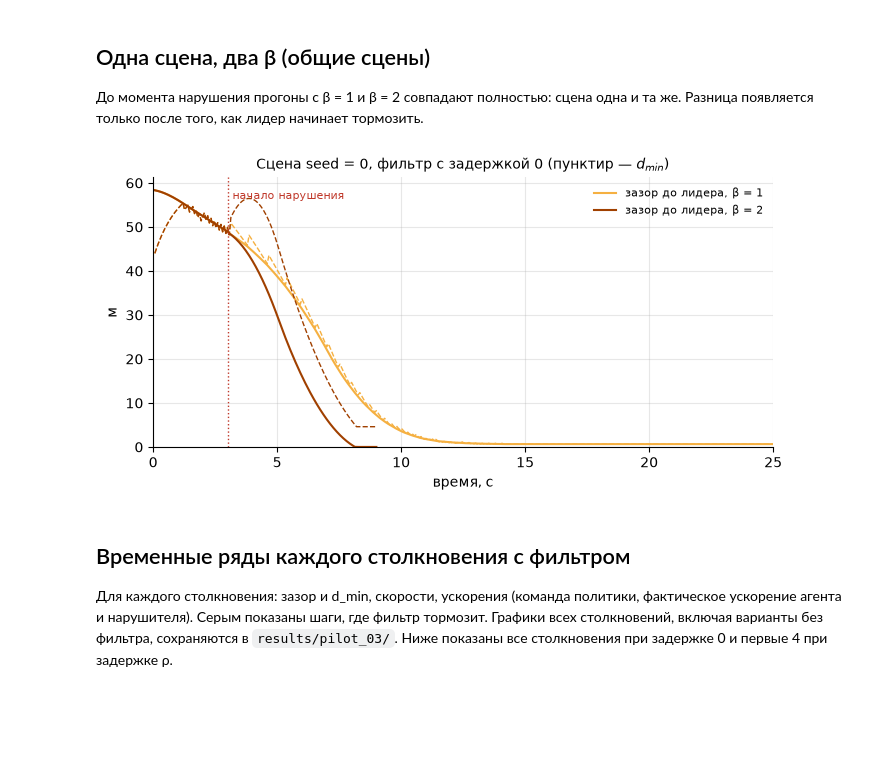
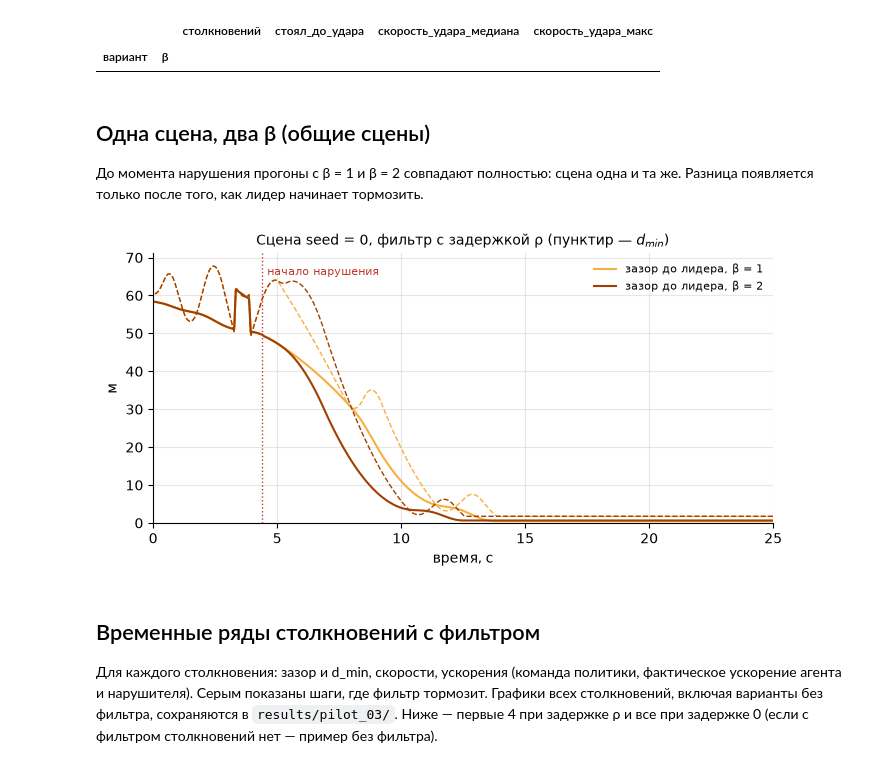
Before and after one commit to IIcon18/rss-rl-degradation, a Jupyter notebook: notebooks/03_shield_pilot.ipynb, the cells around one changed output. Cells and saved outputs as stored; diff of their text form; code cells hidden in the pictures; blank space fills up the shorter version.

```diff
--- a/notebooks/03_shield_pilot.ipynb
+++ b/notebooks/03_shield_pilot.ipynb
@@ -32,7 +36,10 @@ NAMES = {(False, 0.0): 'без фильтра', (True, 0.0): 'фильтр, за
 # %%
-outcomes, logs = run_grid(SEEDS, [1.0, 2.0], VARIANTS)
+outcomes, logs = run_grid(SEEDS, [1.0, 2.0], VARIANTS, trigger='schedule')
 outcomes['вариант'] = [NAMES[(s, d)] for s, d in zip(outcomes['shield'], outcomes['reaction_delay'])]
-outcomes.to_csv(PILOT / 'outcomes.csv', index=False)
+# доля шагов в каждом режиме фильтра
+for mode in ['brake', 'emergency']:
+    outcomes[f'доля_{mode}'] = [(log['shield_mode'] == mode).mean() for log in logs.values()]
+outcomes.drop(columns=['crash_partners']).to_csv(PILOT / 'outcomes.csv', index=False)
 table = outcomes.pivot_table(index='вариант', columns='beta', values='collision', aggfunc='sum')
 table.columns = [f'β = {b:g}' for b in table.columns]
 table = table.loc[list(NAMES.values())]
@@ -71,30 +109,53 @@ summary
+# %%
+rows = []
+for o in outcomes[outcomes.collision & outcomes.shield].itertuples():
+    log = logs[(o.seed, o.beta, o.shield, o.reaction_delay)]
+    i = log.index[log.crashed].min()
+    after = log.loc[:i - 1]
+    after = after[after['vio_v'].notna()]
+    rows.append({'вариант': o.вариант, 'β': o.beta, 'seed': o.seed,
+                 'скорость удара, м/с': o.v_impact,
+                 'стоял до удара': bool((after['ego_v'] < 0.5).any()),
+                 'режим фильтра перед ударом': log.loc[i - 1, 'shield_mode']})
+mech = pd.DataFrame(rows, columns=['вариант', 'β', 'seed', 'скорость удара, м/с',
+                                   'стоял до удара', 'режим фильтра перед ударом'])
+mech.groupby(['вариант', 'β'], sort=False).agg(
+    столкновений=('seed', 'size'),
+    стоял_до_удара=('стоял до удара', 'sum'),
+    скорость_удара_медиана=('скорость удара, м/с', 'median'),
+    скорость_удара_макс=('скорость удара, м/с', 'max'),
+).round(2)
+# %% [output]
+|  |  | столкновений | стоял_до_удара | скорость_удара_медиана | скорость_удара_макс |
+| вариант | β |  |  |  |  |
 # %% [markdown]
 ## Одна сцена, два β (общие сцены)
 
 До момента нарушения прогоны с β = 1 и β = 2 совпадают полностью: сцена одна и та же. Разница появляется только после того, как лидер начинает тормозить.
 # %%
-seed = int(outcomes[(outcomes.shield) & (outcomes.reaction_delay == 0) & (outcomes.beta == 2)
-                    & outcomes.collision]['seed'].iloc[0])
+sub = outcomes[outcomes.shield & (outcomes.reaction_delay == 0.5)].pivot(index='seed', columns='beta', values='collision')
+cand = sub.index[(~sub[1.0].astype(bool)) & sub[2.0].astype(bool)]
+seed = int(cand[0]) if len(cand) else int(sub.index[0])
 fig, ax = plt.subplots(figsize=(8, 3.5))
 for beta, color in [(1.0, '#f5b041'), (2.0, '#a04000')]:
-    log = logs[(seed, beta, True, 0.0)]
+    log = logs[(seed, beta, True, 0.5)]
     ax.plot(log['t'], log['vio_gap'].fillna(log['gap']).clip(lower=0), color=color,
             label=f'зазор до лидера, β = {beta:g}')
     ax.plot(log['t'], log['d_min'], color=color, linewidth=1, linestyle='--')
-t0 = logs[(seed, 1.0, True, 0.0)]['vio_v'].first_valid_index() / 15
+t0 = logs[(seed, 1.0, True, 0.5)]['vio_v'].first_valid_index() / 15
 ax.axvline(t0, color='#c0392b', linewidth=1, linestyle=':')
 ax.text(t0 + 0.2, ax.get_ylim()[1] * 0.92, 'начало нарушения', fontsize=8, color='#c0392b')
-ax.set_xlim(0, min(25, logs[(seed, 1.0, True, 0.0)]['t'].max()))
+ax.set_xlim(0, min(25, logs[(seed, 1.0, True, 0.5)]['t'].max()))
 ax.set_ylim(bottom=0)
 ax.set_xlabel('время, с'); ax.set_ylabel('м')
-ax.set_title(f'Сцена seed = {seed}, фильтр с задержкой 0 (пунктир — $d_{{min}}$)', fontsize=10)
+ax.set_title(f'Сцена seed = {seed}, фильтр с задержкой ρ (пунктир — $d_{{min}}$)', fontsize=10)
 ax.legend(frameon=False, fontsize=8); ax.grid(alpha=0.3)
 fig.savefig(FIG / '03_same_scene_two_betas.png', dpi=150, bbox_inches='tight')
 plt.show()
 # %% [output]
-[figure, old version]
+[figure, new version]
 # %% [markdown]
-## Временные ряды каждого столкновения с фильтром
+## Временные ряды столкновений с фильтром
 
-Для каждого столкновения: зазор и d_min, скорости, ускорения (команда политики, фактическое ускорение агента и нарушителя). Серым показаны шаги, где фильтр тормозит. Графики всех столкновений, включая варианты без фильтра, сохраняются в `results/pilot_03/`. Ниже показаны все столкновения при задержке 0 и первые 4 при задержке ρ.
+Для каждого столкновения: зазор и d_min, скорости, ускорения (команда политики, фактическое ускорение агента и нарушителя). Серым показаны шаги, где фильтр тормозит. Графики всех столкновений, включая варианты без фильтра, сохраняются в `results/pilot_03/`. Ниже — первые 4 при задержке ρ и все при задержке 0 (если с фильтром столкновений нет — пример без фильтра).
 # %%
```
Also changed, not shown: parts of 17 cells of this notebook, 37 other files.
